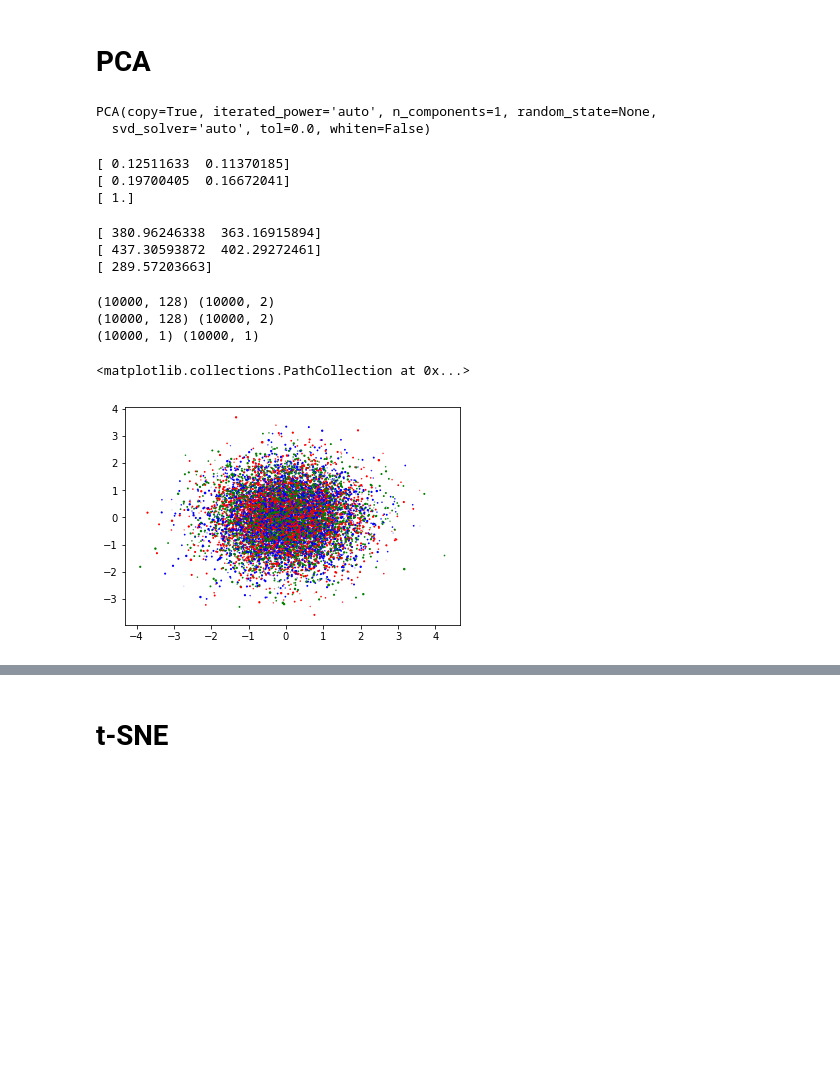
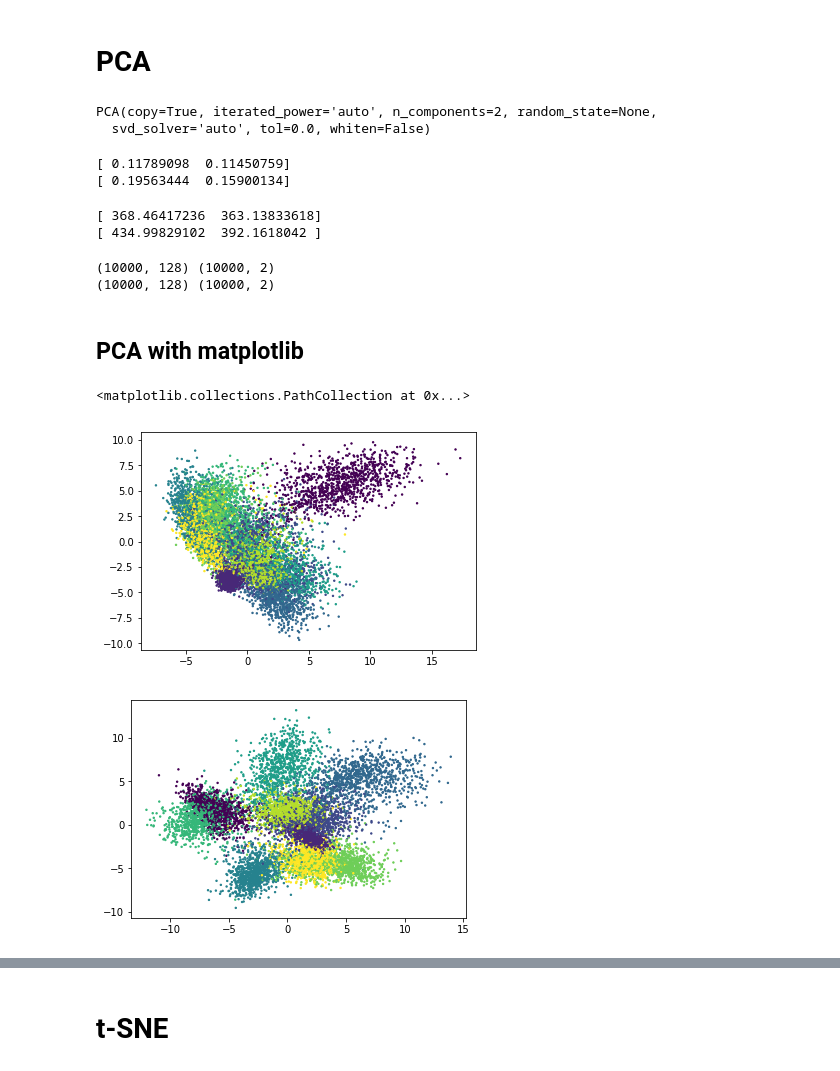
Before and after one commit to Michi265/Tesi, a Jupyter notebook: Prof_pytorch_ml_with_mnist.ipynb, the cells around one changed output, grey strips where cells are left out. Saved outputs shown, nothing was run; the diff lists cells and outputs as text; code cells hidden in the pictures; blank space fills up the shorter version.

```diff
--- a/Prof_pytorch_ml_with_mnist.ipynb
+++ b/Prof_pytorch_ml_with_mnist.ipynb
@@ -251,9 +242,9 @@ Quando abbiamo fatto queste due prove, fissiamo un ricevimento e studiamo insiem
 # %% [markdown]
 # PCA
 # %%
-fc1 = fc1.detach().numpy()
-fc2 = fc2.detach().numpy()
-labels = labels.detach().numpy()
+fc1 = fc1.cpu().detach().numpy()
+fc2 = fc2.cpu().detach().numpy()
+labels = labels.cpu().detach().numpy()
 labels = labels.reshape(-1, 1)
 pca1 = PCA(n_components=2)
 pca1.fit(fc1)
@@ -261,55 +252,50 @@ pca1.fit(fc1)
 pca2 = PCA(n_components=2)
 pca2.fit(fc2)
 
-pca3 = PCA(n_components=1)
-pca3.fit(labels)
+#pca3 = PCA(n_components=1)
+#pca3.fit(labels)
 #pca.fit(fc2)
 # %% [output]
-PCA(copy=True, iterated_power='auto', n_components=1, random_state=None,
+PCA(copy=True, iterated_power='auto', n_components=2, random_state=None,
   svd_solver='auto', tol=0.0, whiten=False)
 # %%
 print(pca1.explained_variance_ratio_)
 
 print(pca2.explained_variance_ratio_)
-
-
-print(pca3.explained_variance_ratio_)
 # %% [output]
-[ 0.12511633  0.11370185]
-[ 0.19700405  0.16672041]
-[ 1.]
+[ 0.11789098  0.11450759]
+[ 0.19563444  0.15900134]
 # %%
 print(pca1.singular_values_)
 
 print(pca2.singular_values_)
-
-print(pca3.singular_values_)
 # %% [output]
-[ 380.96246338  363.16915894]
-[ 437.30593872  402.29272461]
-[ 289.57203663]
+[ 368.46417236  363.13833618]
+[ 434.99829102  392.1618042 ]
 # %%
 fc1_pca = pca1.transform(fc1)
 #X_test_pca = pca.transform(X_test)
 
 fc2_pca = pca2.transform(fc2)
 
-labels_pca = pca3.transform(labels)
+#labels_pca = pca3.transform(labels)
 
 print (fc1.shape, fc1_pca.shape)
 print (fc2.shape, fc2_pca.shape)
-print (labels.shape, labels_pca.shape)
+#print (labels.shape, labels_pca.shape)
 #print X_test.shape, X_test_pca.shape
 # %% [output]
 (10000, 128) (10000, 2)
 (10000, 128) (10000, 2)
-(10000, 1) (10000, 1)
-# %%
-X = np.random.normal(0,1,fc1_pca.shape)
-Y = np.random.normal(0,1,fc2_pca.shape)
-Z = np.random.normal(0,1,labels_pca.shape)
-
-plt.scatter(X,Y,Z,color=['red','blue','green'])
-# %% [output]
-<matplotlib.collections.PathCollection at 0x...>
-[figure, removed]
+# %% [markdown]
+## PCA with matplotlib
+# %%
+### This is the correct scatter plot.
+
+plt.scatter(fc1_pca[:,0], fc1_pca[:,1], 2, labels.squeeze())
+plt.figure()
+plt.scatter(fc2_pca[:,0], fc2_pca[:,1], 2, labels.squeeze())
+# %% [output]
+<matplotlib.collections.PathCollection at 0x...>
+[figure, added]
+[figure, added]
```
Also changed, not shown: parts of 15 cells of this notebook.
